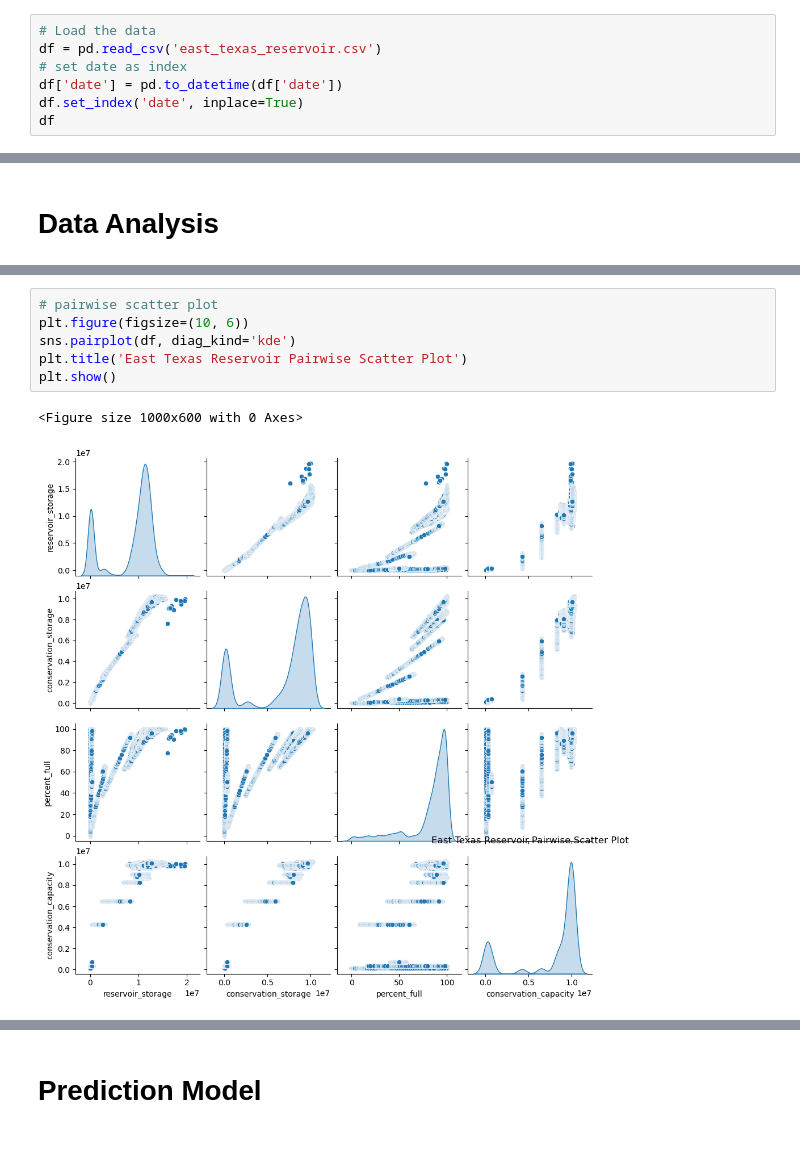
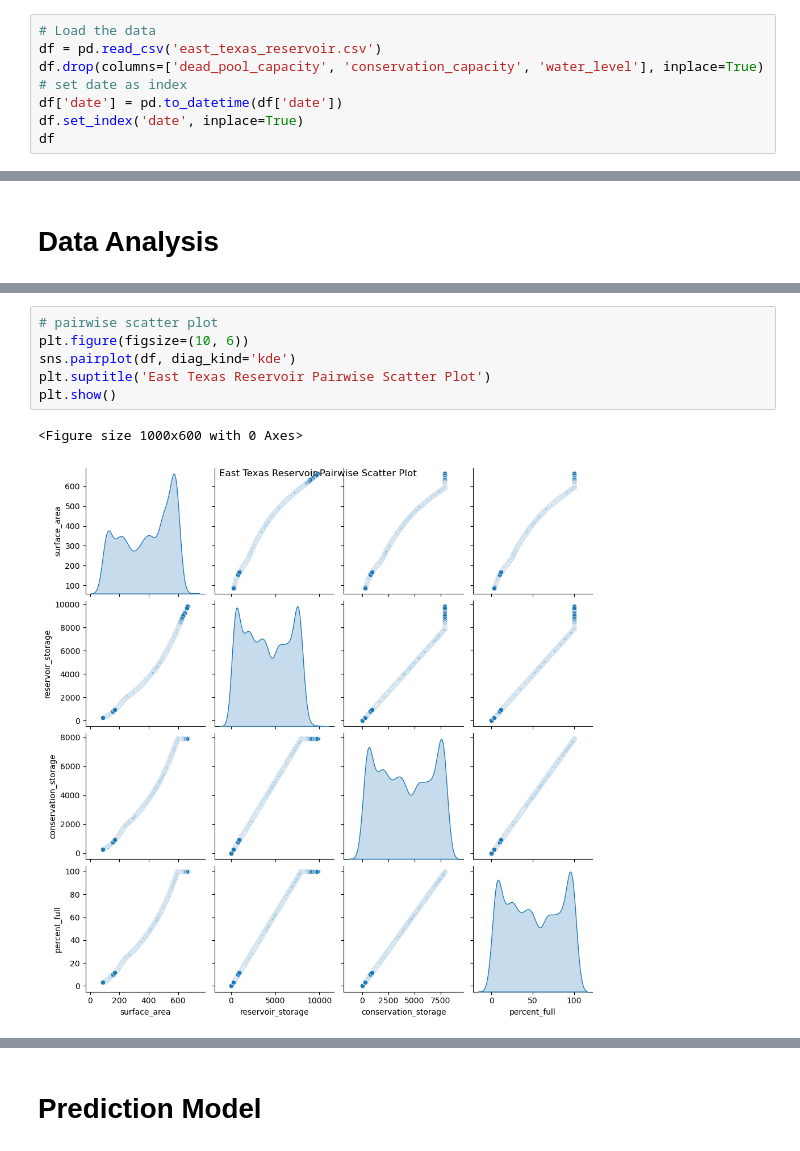
Before and after one commit to khoihng22/data-analytics-final-project, a Jupyter notebook: report_2.ipynb, the cells around one changed output, grey strips where cells are left out. Saved outputs shown, nothing was run; the diff lists cells and outputs as text.

```diff
--- a/report_2.ipynb
+++ b/report_2.ipynb
@@ -6,6 +6,7 @@ import seaborn as sns
 # %%
 # Load the data
 df = pd.read_csv('east_texas_reservoir.csv')
+df.drop(columns=['dead_pool_capacity', 'conservation_capacity', 'water_level'], inplace=True)
 # set date as index
 df['date'] = pd.to_datetime(df['date'])
 df.set_index('date', inplace=True)
@@ -99,12 +111,12 @@ plt.show()
 # %%
 # pairwise scatter plot
 plt.figure(figsize=(10, 6))
 sns.pairplot(df, diag_kind='kde')
-plt.title('East Texas Reservoir Pairwise Scatter Plot')
+plt.suptitle('East Texas Reservoir Pairwise Scatter Plot')
 plt.show()
 # %% [output]
 <Figure size 1000x600 with 0 Axes>
-[figure, old version]
+[figure, new version]
 # %%
 # autocorrelation plot
 plt.figure(figsize=(10, 6))
```
Also changed, not shown: parts of 34 cells of this notebook, 2 other files.
